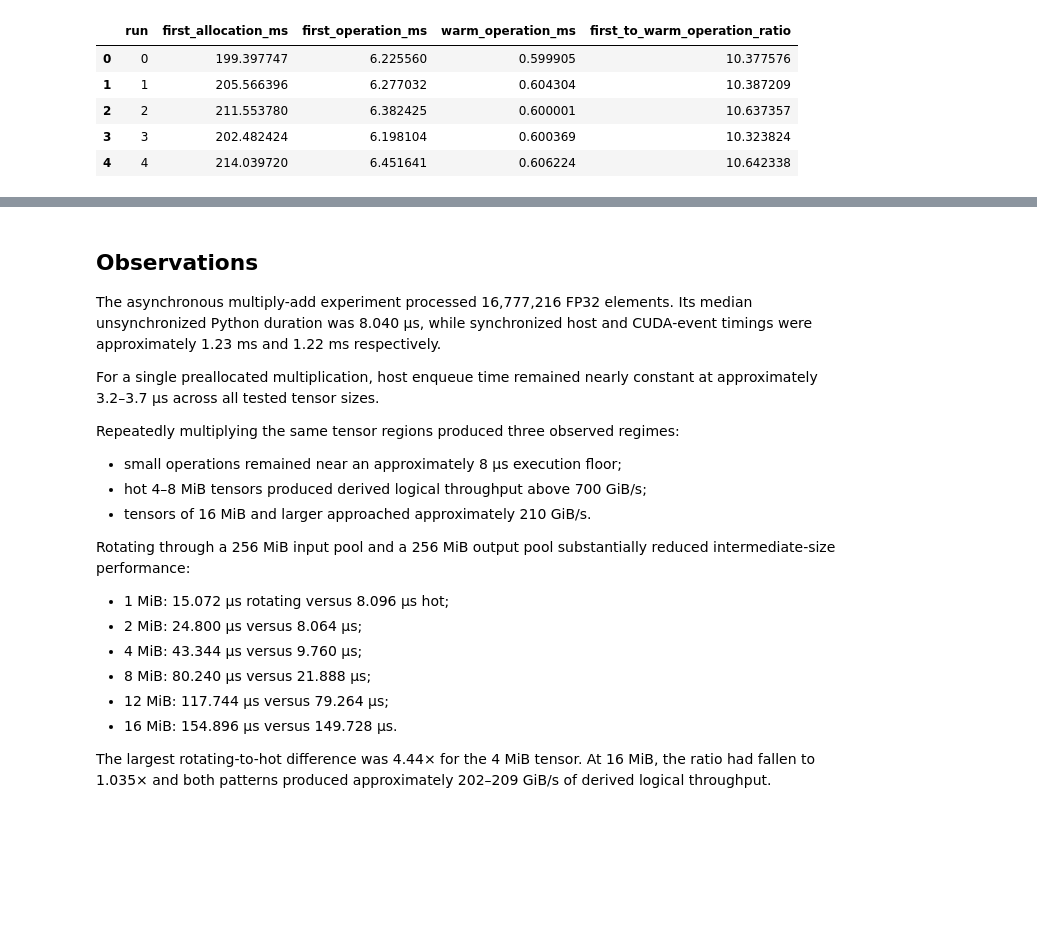
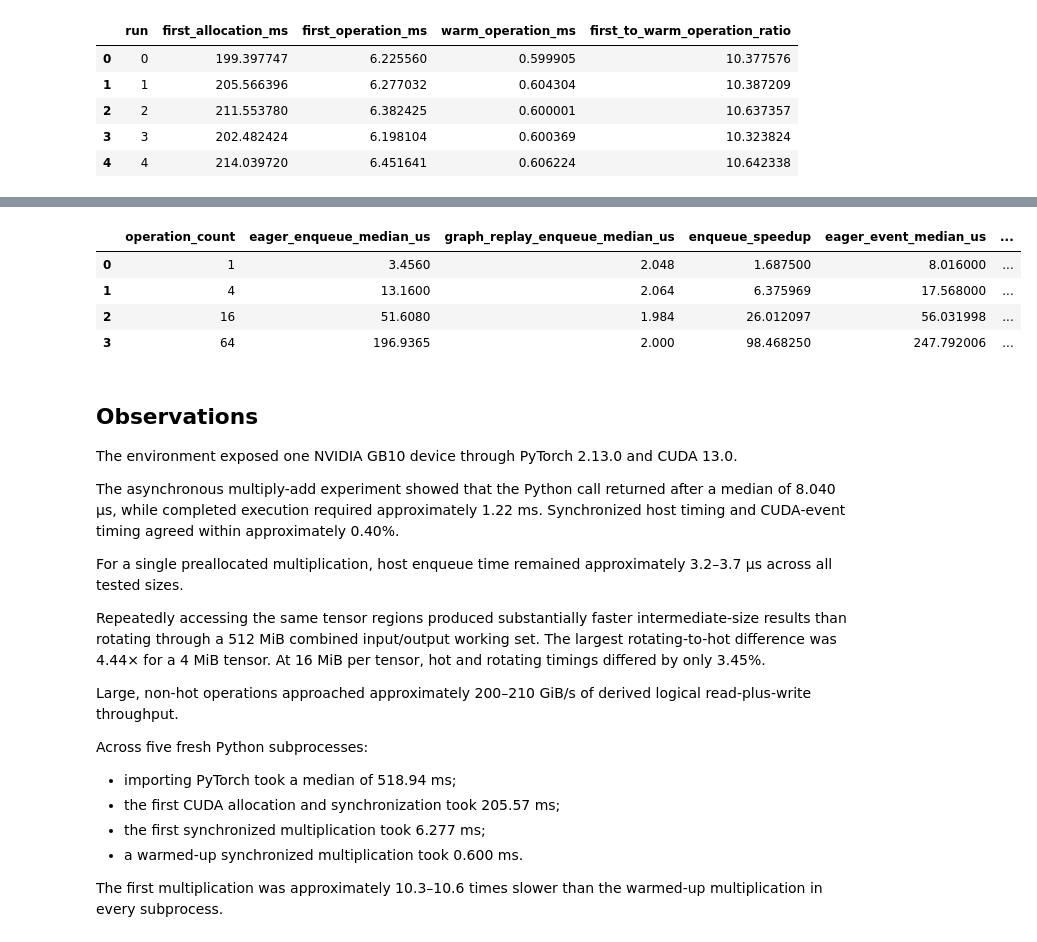
Before and after one commit to coert/dgx-spark-lab, a Jupyter notebook: experiments/00-foundations/05-cuda-fundamentals.ipynb, the cells around one changed output, grey strips where cells are left out. Drawn from its saved outputs; the diff is of its cells as text; code cells hidden in the pictures; blank space fills up the shorter version.

```diff
--- a/experiments/00-foundations/05-cuda-fundamentals.ipynb
+++ b/experiments/00-foundations/05-cuda-fundamentals.ipynb
@@ -796,26 +1054,50 @@ cold_start_comparison[
+# %%
+cuda_graph_comparison = graph_enqueue_timings.merge(
+    graph_event_timings,
+    on="operation_count",
+    validate="one_to_one",
+)
+
+cuda_graph_comparison[
+    [
+        "operation_count",
+        "eager_enqueue_median_us",
+        "graph_replay_enqueue_median_us",
+        "enqueue_speedup",
+        "eager_event_median_us",
+        "graph_replay_event_median_us",
+        "completed_execution_speedup",
+        "eager_us_per_operation",
+        "graph_us_per_operation",
+    ]
+]
+# %% [output]
+|  | operation_count | eager_enqueue_median_us | graph_replay_enqueue_median_us | enqueue_speedup | eager_event_median_us | ... |
+| 0 | 1 | 3.4560 | 2.048 | 1.687500 | 8.016000 | ... |
+| 1 | 4 | 13.1600 | 2.064 | 6.375969 | 17.568000 | ... |
+| 2 | 16 | 51.6080 | 1.984 | 26.012097 | 56.031998 | ... |
+| 3 | 64 | 196.9365 | 2.000 | 98.468250 | 247.792006 | ... |
 # %% [markdown]
 ## Observations
 
-The asynchronous multiply-add experiment processed 16,777,216 FP32 elements. Its median unsynchronized Python duration was 8.040 µs, while synchronized host and CUDA-event timings were approximately 1.23 ms and 1.22 ms respectively.
+The environment exposed one NVIDIA GB10 device through PyTorch 2.13.0 and CUDA 13.0.
 
-For a single preallocated multiplication, host enqueue time remained nearly constant at approximately 3.2–3.7 µs across all tested tensor sizes.
+The asynchronous multiply-add experiment showed that the Python call returned after a median of 8.040 µs, while completed execution required approximately 1.22 ms. Synchronized host timing and CUDA-event timing agreed within approximately 0.40%.
 
-Repeatedly multiplying the same tensor regions produced three observed regimes:
+For a single preallocated multiplication, host enqueue time remained approximately 3.2–3.7 µs across all tested sizes.
 
-- small operations remained near an approximately 8 µs execution floor;
-- hot 4–8 MiB tensors produced derived logical throughput above 700 GiB/s;
-- tensors of 16 MiB and larger approached approximately 210 GiB/s.
+Repeatedly accessing the same tensor regions produced substantially faster intermediate-size results than rotating through a 512 MiB combined input/output working set. The largest rotating-to-hot difference was 4.44× for a 4 MiB tensor. At 16 MiB per tensor, hot and rotating timings differed by only 3.45%.
 
-Rotating through a 256 MiB input pool and a 256 MiB output pool substantially reduced intermediate-size performance:
+Large, non-hot operations approached approximately 200–210 GiB/s of derived logical read-plus-write throughput.
 
-- 1 MiB: 15.072 µs rotating versus 8.096 µs hot;
-- 2 MiB: 24.800 µs versus 8.064 µs;
-- 4 MiB: 43.344 µs versus 9.760 µs;
-- 8 MiB: 80.240 µs versus 21.888 µs;
-- 12 MiB: 117.744 µs versus 79.264 µs;
-- 16 MiB: 154.896 µs versus 149.728 µs.
+Across five fresh Python subprocesses:
 
-The largest rotating-to-hot difference was 4.44× for the 4 MiB tensor. At 16 MiB, the ratio had fallen to 1.035× and both patterns produced approximately 202–209 GiB/s of derived logical throughput.
+- importing PyTorch took a median of 518.94 ms;
+- the first CUDA allocation and synchronization took 205.57 ms;
+- the first synchronized multiplication took 6.277 ms;
+- a warmed-up synchronized multiplication took 0.600 ms.
+
+The first multiplication was approximately 10.3–10.6 times slower than the warmed-up multiplication in every subprocess.
 # %% [markdown]
 ## Explanation
 
```
Also changed, not shown: parts of 9 cells of this notebook.
